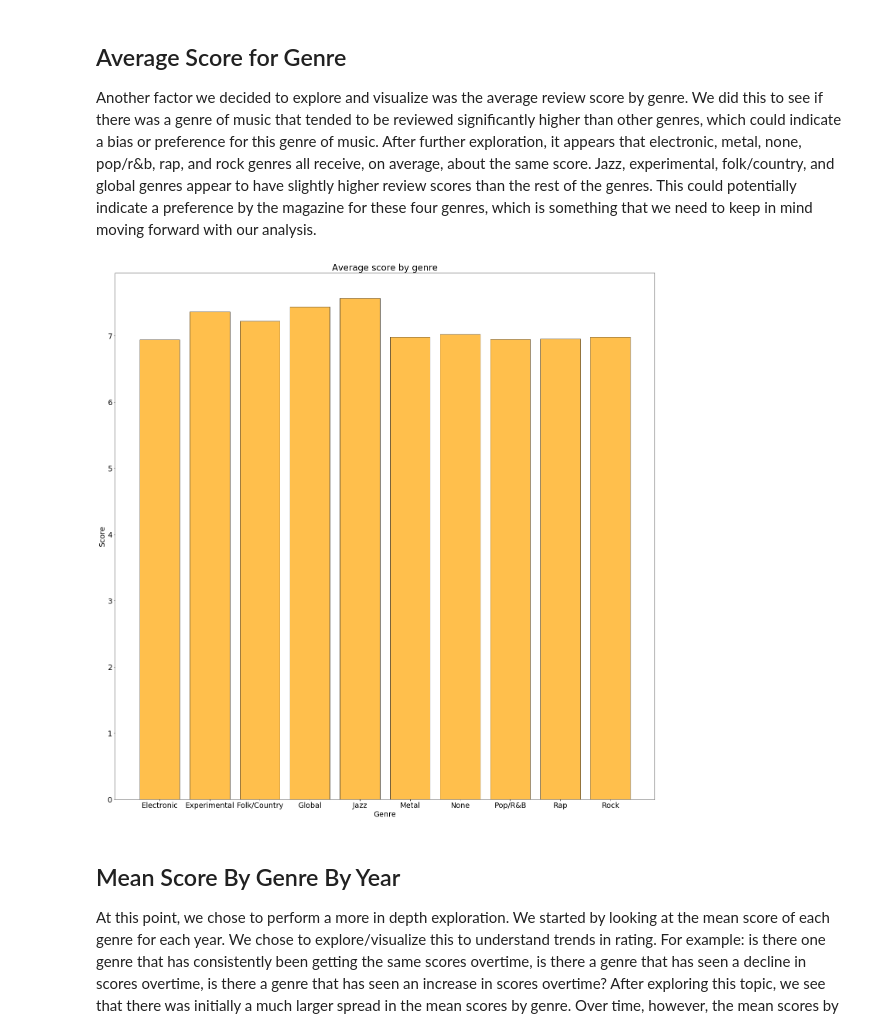
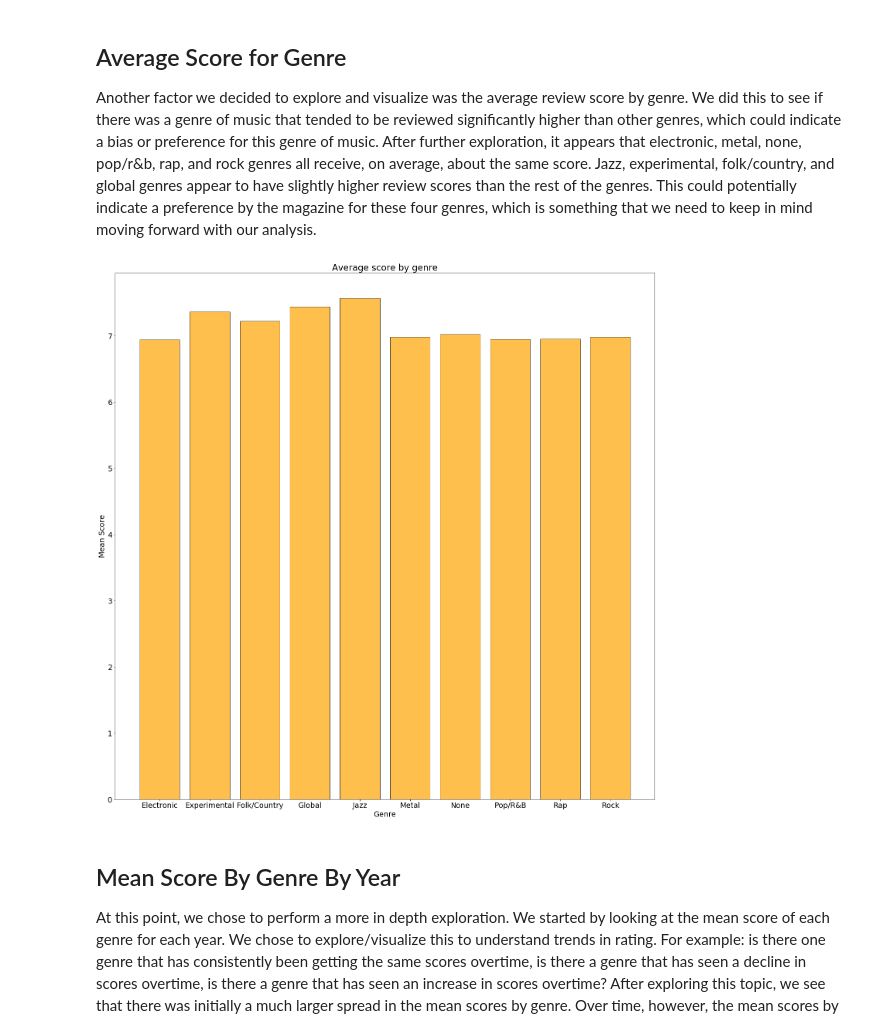
Before and after one commit to abourn/370-final, a Jupyter notebook: pitchfork.ipynb, the cells around one changed output. Saved outputs shown, nothing was run; the diff lists cells and outputs as text; code cells hidden in the pictures.

```diff
--- a/pitchfork.ipynb
+++ b/pitchfork.ipynb
@@ -237,14 +237,14 @@ Another factor we decided to explore and visualize was the average review score
 # %%
 # Average score for each genre
 plt.figure(figsize=(25, 25))
 plt.rcParams.update({'font.size': 19})
 plt.bar(groupped_by_genre.index, groupped_by_genre['score'], color='orange', alpha=0.7, edgecolor='black')
 plt.title("Average score by genre")
 plt.xlabel("Genre")
-plt.ylabel("Score")
+plt.ylabel("Mean Score")
 plt.show()
 # %% [output]
-[figure, old version]
+[figure, new version]
 # %% [markdown]
 ## Mean Score By Genre By Year
 At this point, we chose to perform a more in depth exploration. We started by looking at the mean score of each genre for each year. We chose to explore/visualize this to understand trends in rating. For example: is there one genre that has consistently been getting the same scores overtime, is there a genre that has seen a decline in scores overtime, is there a genre that has seen an increase in scores overtime? After exploring this topic, we see that there was initially a much larger spread in the mean scores by genre. Over time, however, the mean scores by genre have gotten closer together in terms of spread. Something that stood out to us was how high of an average rating the Global Genre was in 1999. This prompted us to research the number of reviews by year per genre, which revealed to us that there was a very small number of reviews for Global Genre that year, which could have played a role in the average rating being so high. From this visualization, we learned more about the mean scores by genre and how they changed over time.
```
Also changed, not shown: parts of 3 cells of this notebook.
